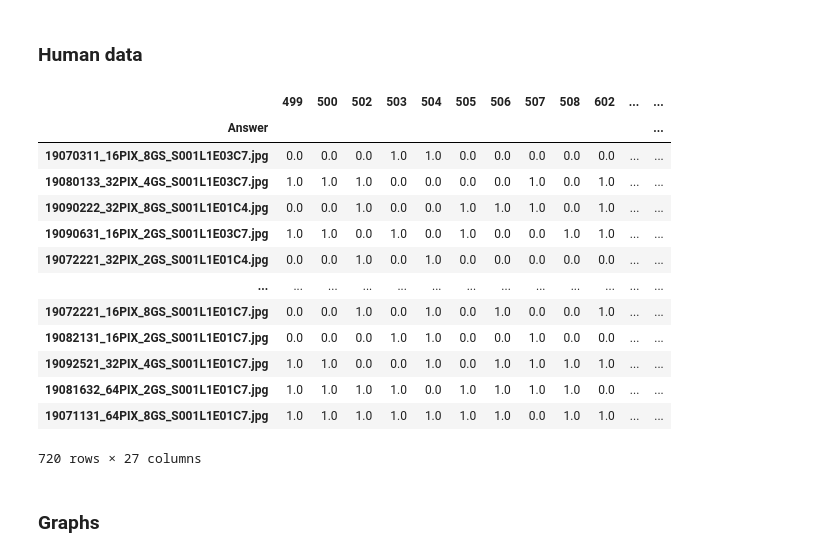
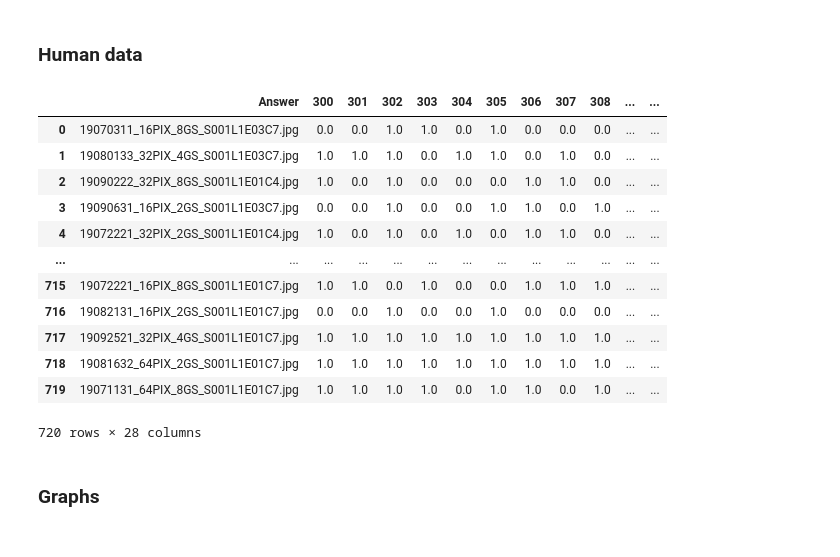
Before and after one commit to namin-an/BionicEye, a Jupyter notebook: Notebooks/Visualization.ipynb, the cells around one changed output. Saved outputs shown, nothing was run; the diff lists cells and outputs as text; code cells hidden in the pictures.

```diff
--- a/Notebooks/Visualization.ipynb
+++ b/Notebooks/Visualization.ipynb
@@ -36,7 +36,7 @@ date = '2022-10-25'
 time = '17-28-53'
 windows = True # True for Windows, False for MAC
 
-stim_type = 'elec' # 'opt' or 'elec'
+stim_type = 'opt' # 'opt' or 'elec'
 top1 = True # True for top1, False if top2
 env_type = 'CartPole-v1'
 
@@ -134,48 +134,50 @@ processed_human_df_T = processed_human_df.transpose()
 face_lst, pix_lst, gs_lst, par_lst, exp_lst = [], [], [], [], []
 for (i, ans_file) in enumerate(processed_human_df_T.index):
   face, pix, gs, par = ans_file.split('.')[0].split('_')
   face_lst.append(face)
   pix_lst.append(pix)
   gs_lst.append(gs)
   par_lst.append(par)
   exp_lst.append(par.split('C')[0].split('E')[-1])
 processed_human_df_T['Face'] = face_lst
 processed_human_df_T['PIX'] = pix_lst
 processed_human_df_T['GS'] = gs_lst
 processed_human_df_T['Par'] = par_lst
 processed_human_df_T['Exp'] = exp_lst
 processed_human_df_T['Mean'] = processed_human_df_T[sel_ppl].mean(axis=1)
 processed_human_df_T['Mode'] = processed_human_df_T[sel_ppl].mode(axis=1)[0]
 
 setorder_lst = [n for n in range(9)]*80
 setorder_lst.sort()
 processed_human_df_T['Set'] = setorder_lst
 
 imp_par_lst = []
 for i in range(processed_human_df_T.shape[0]):
   pix = processed_human_df_T['PIX'][i]
   gs = processed_human_df_T['GS'][i]
   exp = processed_human_df_T['Exp'][i]
-  imp_par = f'{pix}_{gs}_{exp}' # {gs}
+  imp_par = f'{pix}_{gs}'#_{exp}' # {gs}
   imp_par_lst.append(imp_par)
 processed_human_df_T['ImpPar'] = imp_par_lst
 
+processed_human_df_T = processed_human_df_T.reset_index()
+processed_human_df_T['Set'] = [idx//80+1 for idx in processed_human_df_T.index]
+
 processed_human_df_T
 # %% [output]
-|  | 499 | 500 | 502 | 503 | 504 | 505 | 506 | 507 | 508 | 602 | ... | ... |
-| Answer |  |  |  |  |  |  |  |  |  |  |  | ... |
-| 19070311_16PIX_8GS_S001L1E03C7.jpg | 0.0 | 0.0 | 0.0 | 1.0 | 1.0 | 0.0 | 0.0 | 0.0 | 0.0 | 0.0 | ... | ... |
-| 19080133_32PIX_4GS_S001L1E03C7.jpg | 1.0 | 1.0 | 1.0 | 0.0 | 0.0 | 0.0 | 0.0 | 1.0 | 0.0 | 1.0 | ... | ... |
-| 19090222_32PIX_8GS_S001L1E01C4.jpg | 0.0 | 0.0 | 1.0 | 0.0 | 0.0 | 1.0 | 1.0 | 1.0 | 0.0 | 1.0 | ... | ... |
-| 19090631_16PIX_2GS_S001L1E03C7.jpg | 1.0 | 1.0 | 0.0 | 1.0 | 0.0 | 1.0 | 0.0 | 0.0 | 1.0 | 1.0 | ... | ... |
-| 19072221_32PIX_2GS_S001L1E01C4.jpg | 0.0 | 0.0 | 1.0 | 0.0 | 1.0 | 0.0 | 0.0 | 0.0 | 0.0 | 0.0 | ... | ... |
+|  | Answer | 300 | 301 | 302 | 303 | 304 | 305 | 306 | 307 | 308 | ... | ... |
+| 0 | 19070311_16PIX_8GS_S001L1E03C7.jpg | 0.0 | 0.0 | 1.0 | 1.0 | 0.0 | 1.0 | 0.0 | 0.0 | 0.0 | ... | ... |
+| 1 | 19080133_32PIX_4GS_S001L1E03C7.jpg | 1.0 | 1.0 | 1.0 | 0.0 | 1.0 | 1.0 | 0.0 | 1.0 | 0.0 | ... | ... |
+| 2 | 19090222_32PIX_8GS_S001L1E01C4.jpg | 1.0 | 0.0 | 1.0 | 0.0 | 0.0 | 0.0 | 1.0 | 1.0 | 0.0 | ... | ... |
+| 3 | 19090631_16PIX_2GS_S001L1E03C7.jpg | 0.0 | 0.0 | 1.0 | 0.0 | 0.0 | 1.0 | 1.0 | 0.0 | 1.0 | ... | ... |
+| 4 | 19072221_32PIX_2GS_S001L1E01C4.jpg | 1.0 | 0.0 | 1.0 | 0.0 | 1.0 | 0.0 | 1.0 | 1.0 | 0.0 | ... | ... |
 | ... | ... | ... | ... | ... | ... | ... | ... | ... | ... | ... | ... | ... |
-| 19072221_16PIX_8GS_S001L1E01C7.jpg | 0.0 | 0.0 | 1.0 | 0.0 | 1.0 | 0.0 | 1.0 | 0.0 | 0.0 | 1.0 | ... | ... |
-| 19082131_16PIX_2GS_S001L1E01C7.jpg | 0.0 | 0.0 | 0.0 | 1.0 | 1.0 | 0.0 | 0.0 | 1.0 | 0.0 | 0.0 | ... | ... |
-| 19092521_32PIX_4GS_S001L1E01C7.jpg | 1.0 | 1.0 | 0.0 | 0.0 | 1.0 | 0.0 | 1.0 | 1.0 | 1.0 | 1.0 | ... | ... |
-| 19081632_64PIX_2GS_S001L1E01C7.jpg | 1.0 | 1.0 | 1.0 | 1.0 | 0.0 | 1.0 | 1.0 | 1.0 | 1.0 | 0.0 | ... | ... |
-| 19071131_64PIX_8GS_S001L1E01C7.jpg | 1.0 | 1.0 | 1.0 | 1.0 | 1.0 | 1.0 | 1.0 | 0.0 | 1.0 | 1.0 | ... | ... |
+| 715 | 19072221_16PIX_8GS_S001L1E01C7.jpg | 1.0 | 1.0 | 0.0 | 1.0 | 0.0 | 0.0 | 1.0 | 1.0 | 1.0 | ... | ... |
+| 716 | 19082131_16PIX_2GS_S001L1E01C7.jpg | 0.0 | 0.0 | 1.0 | 0.0 | 0.0 | 1.0 | 0.0 | 0.0 | 0.0 | ... | ... |
+| 717 | 19092521_32PIX_4GS_S001L1E01C7.jpg | 1.0 | 1.0 | 1.0 | 1.0 | 1.0 | 1.0 | 1.0 | 1.0 | 1.0 | ... | ... |
+| 718 | 19081632_64PIX_2GS_S001L1E01C7.jpg | 1.0 | 1.0 | 1.0 | 1.0 | 1.0 | 1.0 | 1.0 | 1.0 | 1.0 | ... | ... |
+| 719 | 19071131_64PIX_8GS_S001L1E01C7.jpg | 1.0 | 1.0 | 1.0 | 1.0 | 0.0 | 1.0 | 1.0 | 0.0 | 1.0 | ... | ... |
-720 rows × 27 columns
+720 rows × 28 columns
 # %% [markdown]
 ### Graphs
 # %%
```
Also changed, not shown: parts of 6 cells of this notebook.
